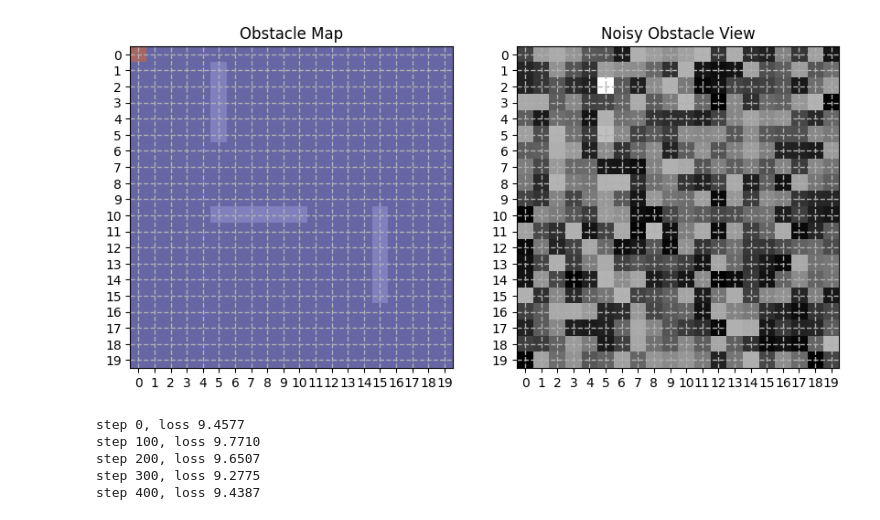
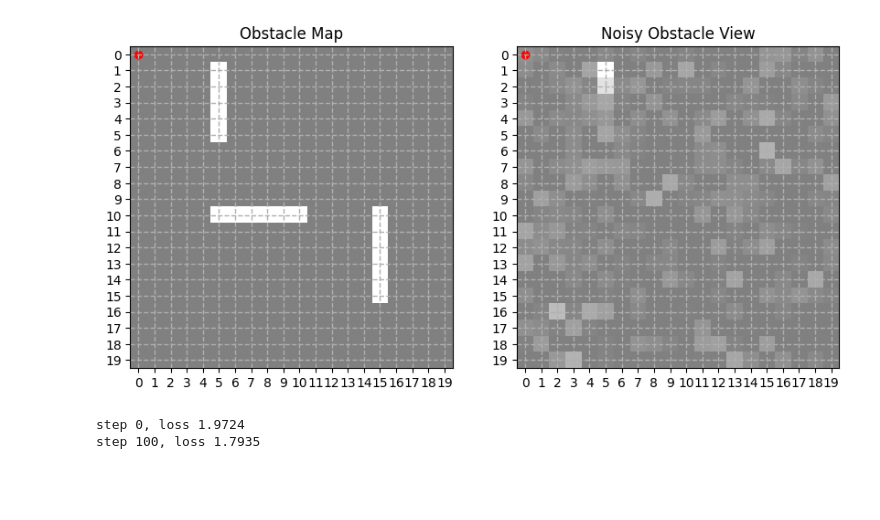
Before and after one commit to kyunghyuncho/map_plan_backprop, a Jupyter notebook: test_mapping.ipynb, the cells around one changed output. Drawn from its saved outputs; the diff is of its cells as text; code cells hidden in the pictures; blank space fills up the shorter version.

```diff
--- a/test_mapping.ipynb
+++ b/test_mapping.ipynb
@@ -17,29 +17,30 @@ current_pos_map = sample_map[:,:,2]
 # %%
 # on the left panel, visualize the obstacle map and put the bot on the current position.
 # on the right panel, visualize the noisy obstacle view from the bot's perspective.
 # use the integer ticks on both x and y axes and put a soft grid.
 
 fig, ax = plt.subplots(1, 2, figsize=(10, 5))
-ax[0].imshow(obstacle_map, cmap='gray', alpha=0.2)
-ax[0].imshow(current_pos_map, cmap='jet', alpha=0.5)
+ax[0].imshow(obstacle_map, cmap='gray', alpha=0.5)
+ax[0].scatter(*get_hard_position(current_pos_map, argmax=True)[::-1], c='r', marker='o')
 ax[0].grid(True, which='both', linestyle='--', linewidth=1)
 ax[0].set_xticks(np.arange(0., obstacle_map.shape[1], 1))
 ax[0].set_yticks(np.arange(0., obstacle_map.shape[0], 1))
 ax[0].set_title('Obstacle Map')
 
 noisy_view_bot = obstacle_view(obstacle_map,
                                get_soft_position(*get_hard_position(current_pos_map, argmax=True),
                                                  beta=0.1),
-                               noise=0.01)
-ax[1].imshow(noisy_view_bot, cmap='gray')
+                               noise=0.001)
+ax[1].imshow(noisy_view_bot, cmap='gray', alpha=0.5)
+ax[1].scatter(*get_hard_position(current_pos_map, argmax=True)[::-1], c='r', marker='o')
 ax[1].grid(True, which='both', linestyle='--', linewidth=1)
 ax[1].set_xticks(np.arange(0., obstacle_map.shape[1], 1))
 ax[1].set_yticks(np.arange(0., obstacle_map.shape[0], 1))
 ax[1].set_title('Noisy Obstacle View')
 
 plt.show()
 # %% [output]
-[figure, old version]
+[figure, new version]
 # %%
 # take a random walk from the current position,
 # and make noisy observation of the obstacles.
@@ -52,20 +53,9 @@ obstacle_map_est = 0.01 * torch.randn_like(obstacle_map)
 obstacle_map_est.requires_grad = True
 optimizer = torch.optim.SGD([obstacle_map_est], lr=0.1)
 
-n_steps = 1000
-n_inner_steps = 10
+n_steps = 200
+n_inner_steps = 50
 random_walk_trajectory = []
-
-def take_random_step(current_pos, obstacle_map):
-    max_tol = 10
-    for ti in range(max_tol):
-        next_pos = (current_pos[0] + np.random.choice([-1, 0, 1]),
-                    current_pos[1] + np.random.choice([-1, 0, 1]))
-        next_pos = (np.clip(next_pos[0], 0, obstacle_map.shape[0]-1),
-                    np.clip(next_pos[1], 0, obstacle_map.shape[1]-1))
-        if obstacle_map[next_pos] == 0:
-            return next_pos
-    assert False, 'cannot find a valid next position'
 
 # take random walk, make noisy observation and update the estimated obstacle map
 for step in range(n_steps):
@@ -75,7 +65,7 @@ for step in range(n_steps):
     # make noisy observation
     noisy_view_bot = obstacle_view(obstacle_map,
                                    get_soft_position(*current_pos, beta=0.1),
-                                   noise=0.05)
+                                   noise=0.01)
     # update the estimated obstacle map
     loss = update_obstacle_map(obstacle_map_est,
                                get_soft_position(*current_pos, beta=0.1),
@@ -86,11 +76,8 @@ for step in range(n_steps):
     if step % 100 == 0:
         print(f'step {step}, loss {loss.item():.4f}')
 # %% [output]
-step 0, loss 9.4577
-step 100, loss 9.7710
-step 200, loss 9.6507
-step 300, loss 9.2775
-step 400, loss 9.4387
+step 0, loss 1.9724
+step 100, loss 1.7935
 # %%
 # on the left panel, plot the obstacle map and overlay the random walk trajectory.
 # on the right panel, plot the estimated obstacle map.
```
Also changed, not shown: parts of 1 cell of this notebook.
